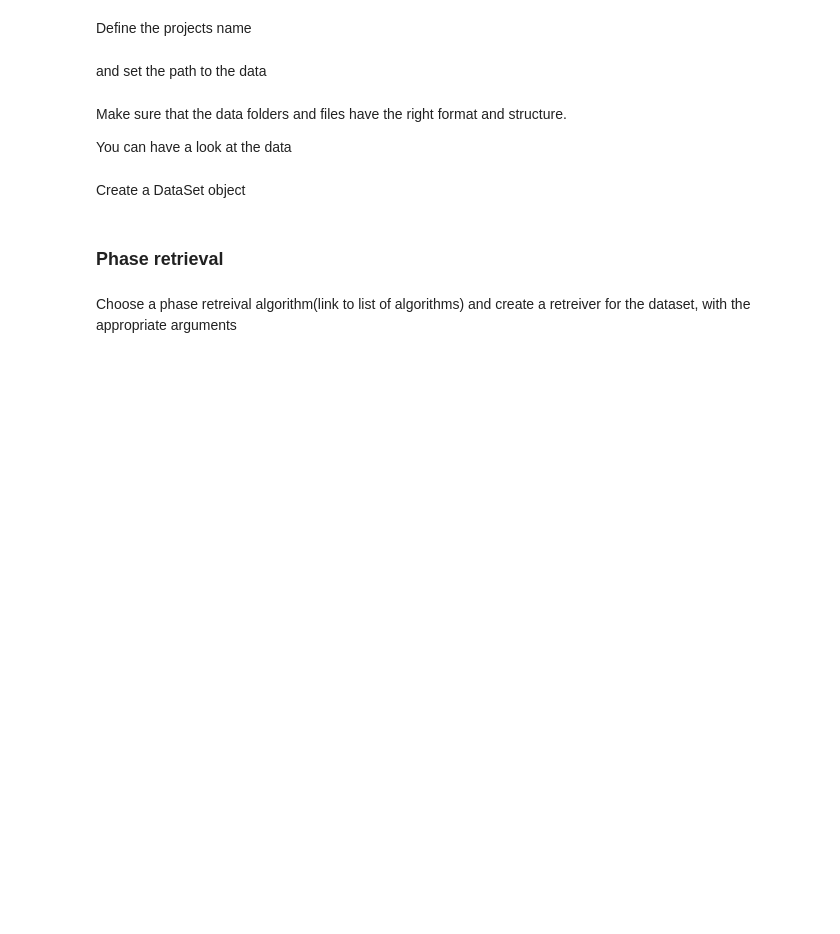
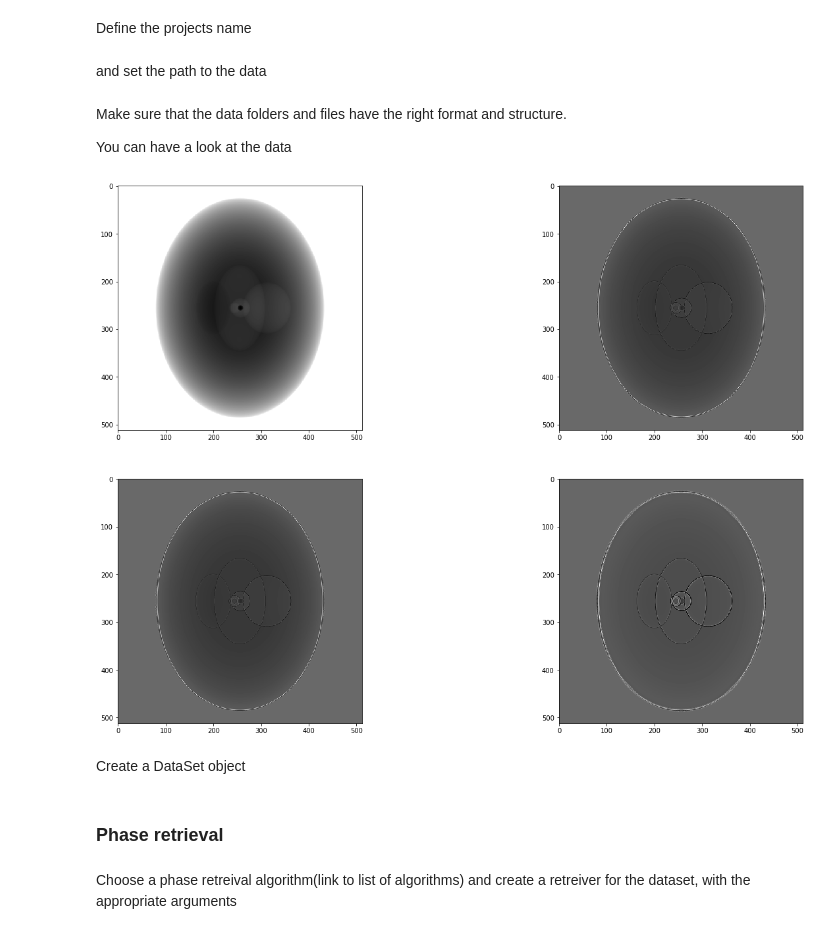
Before and after one commit to tomograms/tomograms-doc, a Jupyter notebook: docs/projects/pyphase/JupyterNotebooks/example_CTF_pr_holosim.ipynb, the cells around one changed output. Saved outputs shown, nothing was run; the diff lists cells and outputs as text; code cells hidden in the pictures; blank space fills up the shorter version.

```diff
--- a/docs/projects/pyphase/JupyterNotebooks/example_CTF_pr_holosim.ipynb
+++ b/docs/projects/pyphase/JupyterNotebooks/example_CTF_pr_holosim.ipynb
@@ -34,11 +50,13 @@ You can have a look at the data
 # %%
 fig, ax = plt.subplots(nrows = 2, ncols = 2, figsize = (22, 15))
 
 for i,row in enumerate(ax):
     for j,col in enumerate(row):
-        file = '/home/d/PhasingProj/Data/HoloSimT/holosimt_{proj}_/holosimt_{proj2}_0001.tif'.format(proj=(i+1)*(j+1),proj2=(i+1)*(j+1))
-        im = io.imread(file)
+        file = '/data/staff/tomograms/users/diogo/Data/HoloSim/holosim_{proj}_/holosim_{proj2}_0001.edf'.format(proj=(i+1)*(j+1),proj2=(i+1)*(j+1))
+        im = EdfFile(file).GetData(0)
         col.imshow(im, cmap='gray')
+# %% [output]
+[figure, added]
 # %% [markdown]
 Create a DataSet object
 # %%
```
Also changed, not shown: parts of 9 cells of this notebook.
